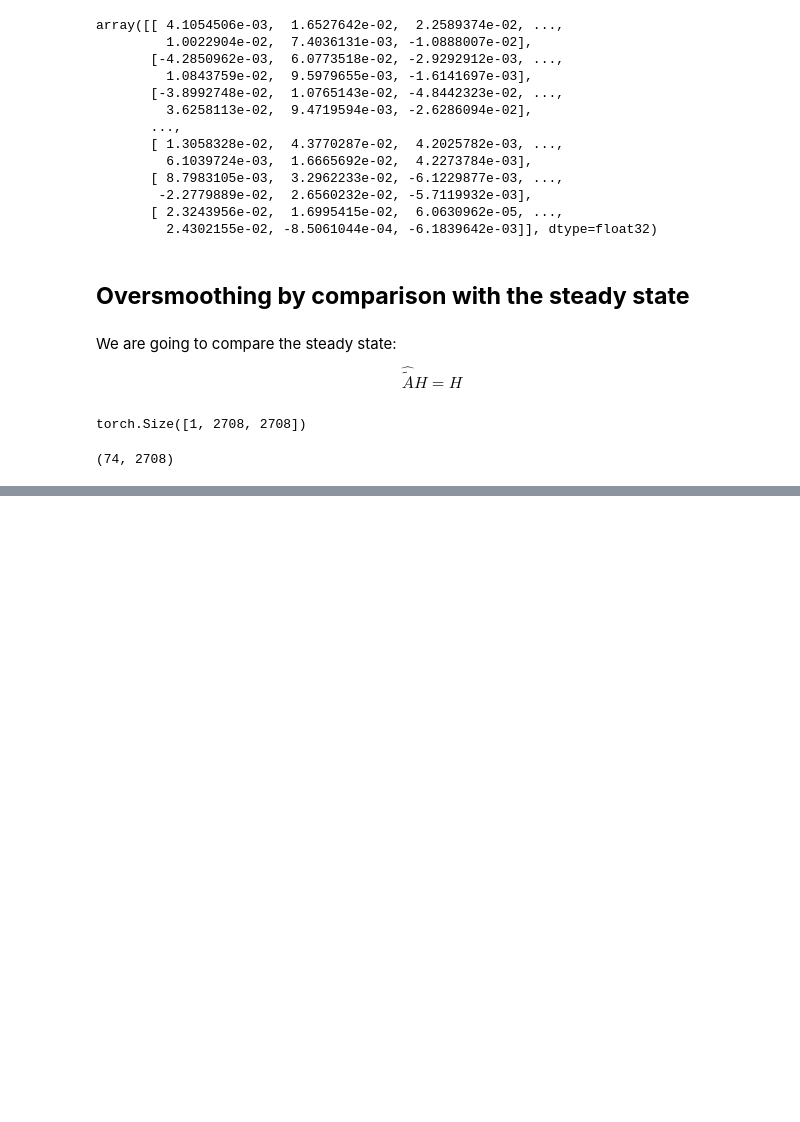
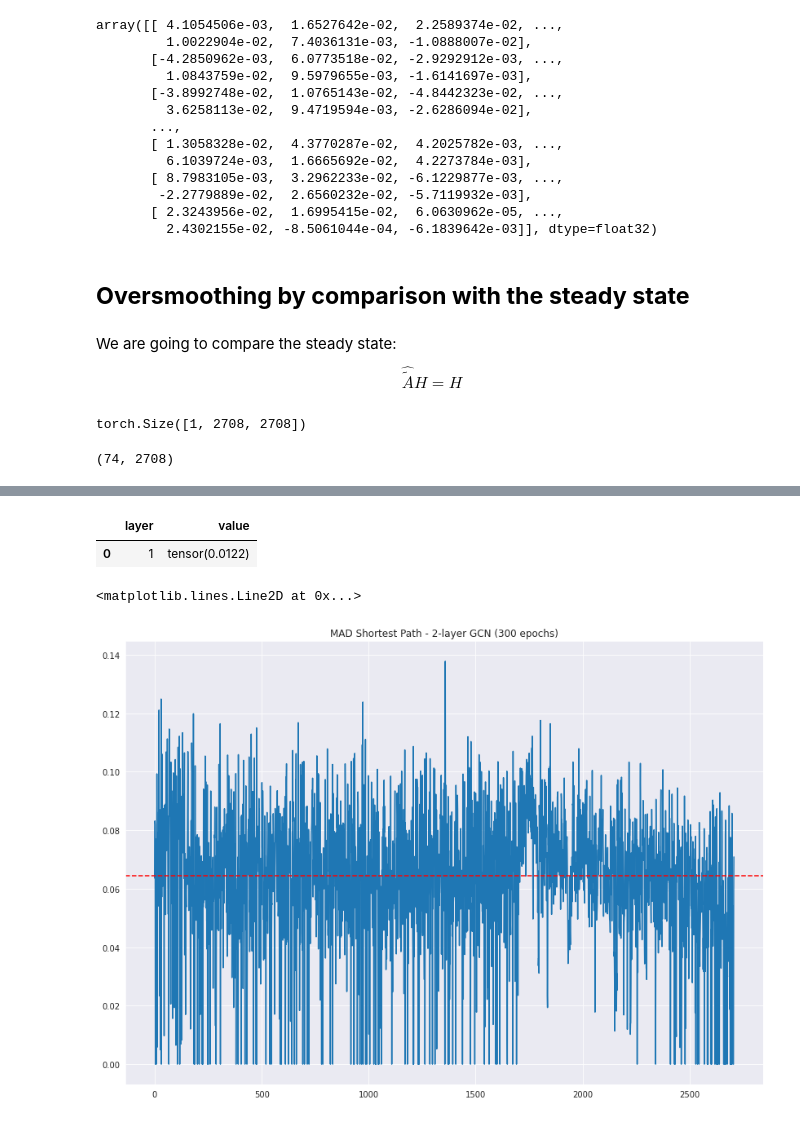
Before and after one commit to achrafash/gnn-receptive-fields, a Jupyter notebook: 03_smoothing_metrics.ipynb, the cells around one changed output, grey strips where cells are left out. Saved outputs shown, nothing was run; the diff lists cells and outputs as text; code cells hidden in the pictures; blank space fills up the shorter version.

```diff
--- a/03_smoothing_metrics.ipynb
+++ b/03_smoothing_metrics.ipynb
@@ -608,0 +808,48 @@ eigenvectors[eigenvalues == 1].shape
+# %%
+# clean values during training
+model.values.drop(model.values.index, inplace=True)
+evaluate(model, data=G, edge_index=G.edge_index)
+model.values
+# %% [output]
+|  | layer | value |
+| 0 | 1 | tensor(0.0122) |
+# %%
+def mad_value(in_arr, mask_arr, distance_metric='cosine'):
+    """The numpy version for mad (able to compute quickly)
+
+    Args:
+        - in_arr [node_num, hidden_dim]: the node feature matrix
+        - mask_arr [node_num, node_num]: the mask matrix of the target relations (is it the adjacency matrix?)
+        - target_idx [1, 2, 3, ...n]: the nodes indices for which we calculate the mad value
+    """
+
+    dist_arr = pairwise_distances(in_arr, in_arr, metric=distance_metric)
+    mask_dist = np.multiply(dist_arr, mask_arr)
+    divide_arr = (mask_dist != 0).sum(1) + 1e-8
+
+    node_dist = mask_dist.sum(1) / divide_arr
+
+    return node_dist
+# %%
+def shortest_path_mad(in_arr, shortest_paths):
+    """Computes MAD of all node with shortest path normalization
+
+    Args:
+        - h [num_nodes, num_nodes]: representation matrix
+        - shortest_paths [num_nodes, num_nodes]: matrix of shortest path lengths
+    """
+
+    return mad_value(in_arr=in_arr,
+                     mask_arr=torch.where(shortest_paths == 0, torch.tensor(0, dtype=torch.float32), 1/shortest_paths))
+# %%
+model.eval()
+with torch.no_grad():
+    h, logits = model(G.x, edge_index=G.edge_index)
+mad_sp_values = shortest_path_mad(h, shortest_path_lens)
+# %%
+plt.figure(figsize=(14, 10))
+sns.lineplot(x=range(G.num_nodes), y=mad_sp_values).set(title='MAD Shortest Path - 2-layer GCN (300 epochs)')
+plt.axhline(0.0644, c='red', ls='--')
+# %% [output]
+<matplotlib.lines.Line2D at 0x...>
+[figure, added]
```
Also changed, not shown: parts of 37 cells of this notebook.
